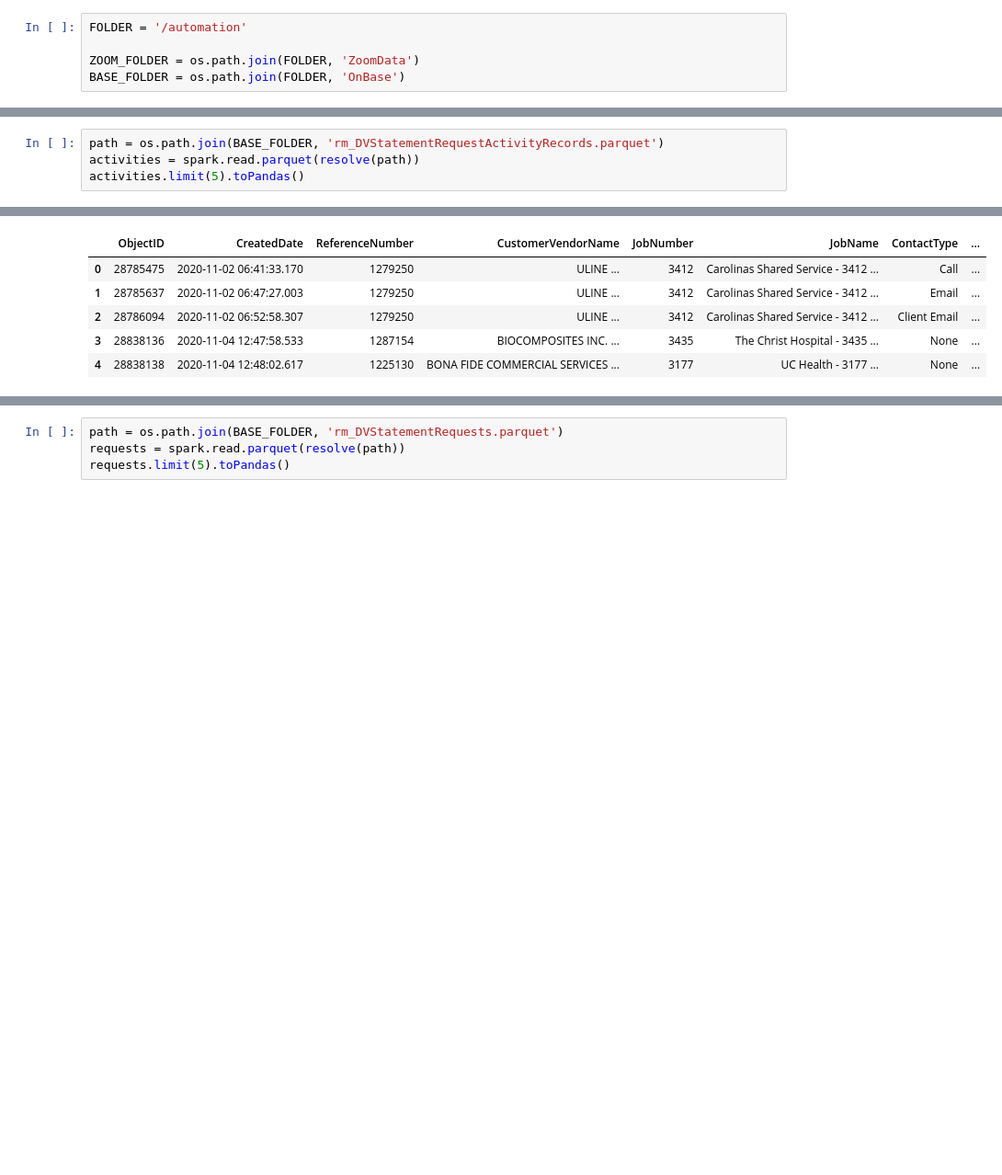
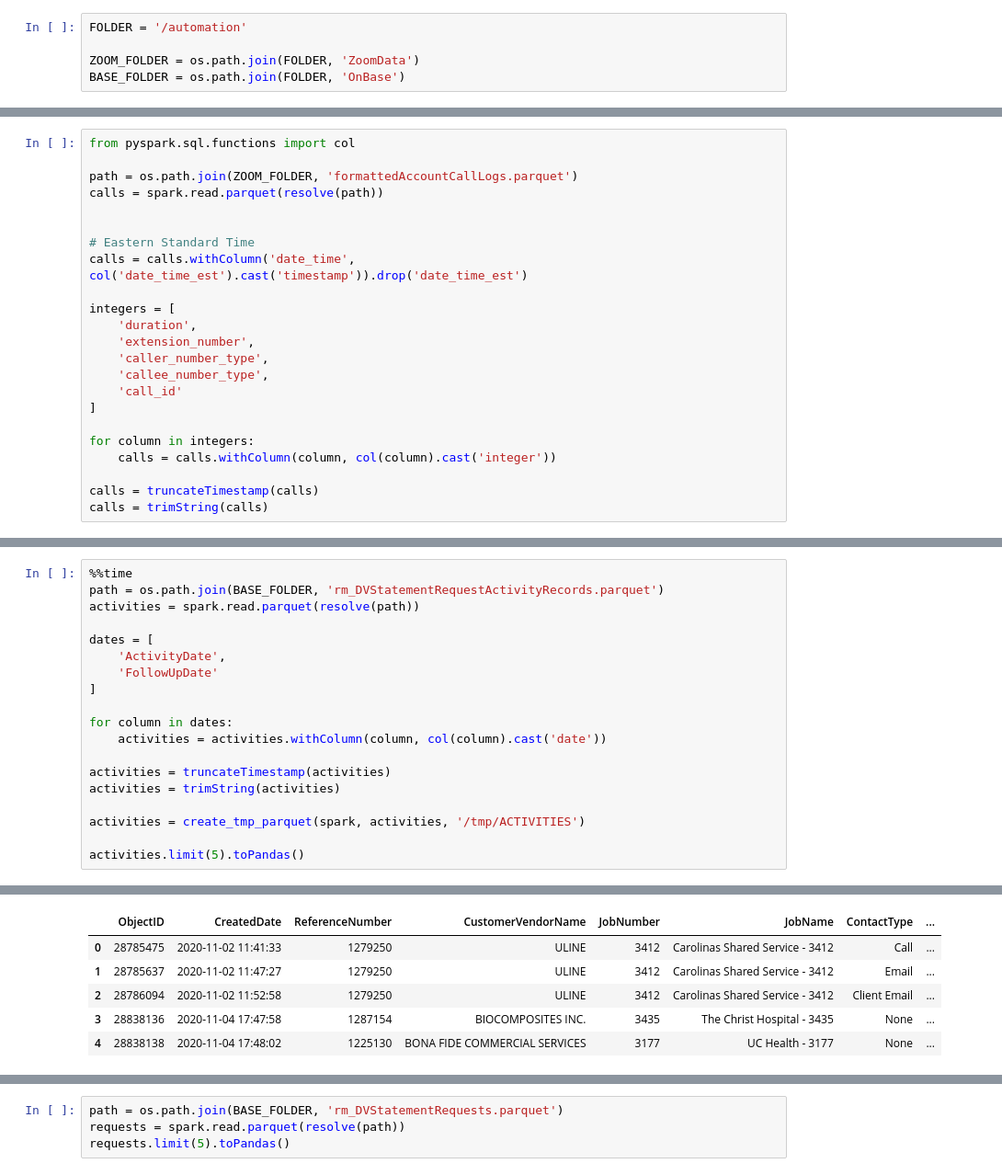
Before and after one commit to cpassorelli/call-reports, a Jupyter notebook: ipython/report-statement-code.ipynb, the cells around one changed output, grey strips where cells are left out. Shown at 92% size. Drawn from its saved outputs; the diff is of its cells as text; blank space fills up the shorter version.

```diff
--- a/ipython/report-statement-code.ipynb
+++ b/ipython/report-statement-code.ipynb
@@ -53,0 +65,23 @@ calls.limit(5).toPandas()
+# %%
+from pyspark.sql.functions import col
+
+path = os.path.join(ZOOM_FOLDER, 'formattedAccountCallLogs.parquet')
+calls = spark.read.parquet(resolve(path))
+
+
+# Eastern Standard Time
+calls = calls.withColumn('date_time', col('date_time_est').cast('timestamp')).drop('date_time_est')
+
+integers = [
+    'duration',
+    'extension_number',
+    'caller_number_type',
+    'callee_number_type',
+    'call_id'
+]
+
+for column in integers:
+    calls = calls.withColumn(column, col(column).cast('integer'))
+
+calls = truncateTimestamp(calls)
+calls = trimString(calls)
@@ -54,5 +120,20 @@ calls.limit(5).toPandas()
 # %%
+%%time
 path = os.path.join(BASE_FOLDER, 'rm_DVStatementRequestActivityRecords.parquet')
 activities = spark.read.parquet(resolve(path))
+
+dates = [
+    'ActivityDate',
+    'FollowUpDate'
+]
+
+for column in dates:
+    activities = activities.withColumn(column, col(column).cast('date'))
+
+activities = truncateTimestamp(activities)
+activities = trimString(activities)
+
+activities = create_tmp_parquet(spark, activities, '/tmp/ACTIVITIES')
+
 activities.limit(5).toPandas()
 # %% [output]
@@ -59,6 +142,6 @@ activities.limit(5).toPandas()
 |  | ObjectID | CreatedDate | ReferenceNumber | CustomerVendorName | JobNumber | JobName | ContactType | ... |
-| 0 | 28785475 | 2020-11-02 06:41:33.170 | 1279250 | ULINE ... | 3412 | Carolinas Shared Service - 3412 ... | Call | ... |
-| 1 | 28785637 | 2020-11-02 06:47:27.003 | 1279250 | ULINE ... | 3412 | Carolinas Shared Service - 3412 ... | Email | ... |
-| 2 | 28786094 | 2020-11-02 06:52:58.307 | 1279250 | ULINE ... | 3412 | Carolinas Shared Service - 3412 ... | Client Email | ... |
-| 3 | 28838136 | 2020-11-04 12:47:58.533 | 1287154 | BIOCOMPOSITES INC. ... | 3435 | The Christ Hospital - 3435 ... | None | ... |
-| 4 | 28838138 | 2020-11-04 12:48:02.617 | 1225130 | BONA FIDE COMMERCIAL SERVICES ... | 3177 | UC Health - 3177 ... | None | ... |
+| 0 | 28785475 | 2020-11-02 11:41:33 | 1279250 | ULINE | 3412 | Carolinas Shared Service - 3412 | Call | ... |
+| 1 | 28785637 | 2020-11-02 11:47:27 | 1279250 | ULINE | 3412 | Carolinas Shared Service - 3412 | Email | ... |
+| 2 | 28786094 | 2020-11-02 11:52:58 | 1279250 | ULINE | 3412 | Carolinas Shared Service - 3412 | Client Email | ... |
+| 3 | 28838136 | 2020-11-04 17:47:58 | 1287154 | BIOCOMPOSITES INC. | 3435 | The Christ Hospital - 3435 | None | ... |
+| 4 | 28838138 | 2020-11-04 17:48:02 | 1225130 | BONA FIDE COMMERCIAL SERVICES | 3177 | UC Health - 3177 | None | ... |
```
Also changed, not shown: parts of 13 cells of this notebook.
